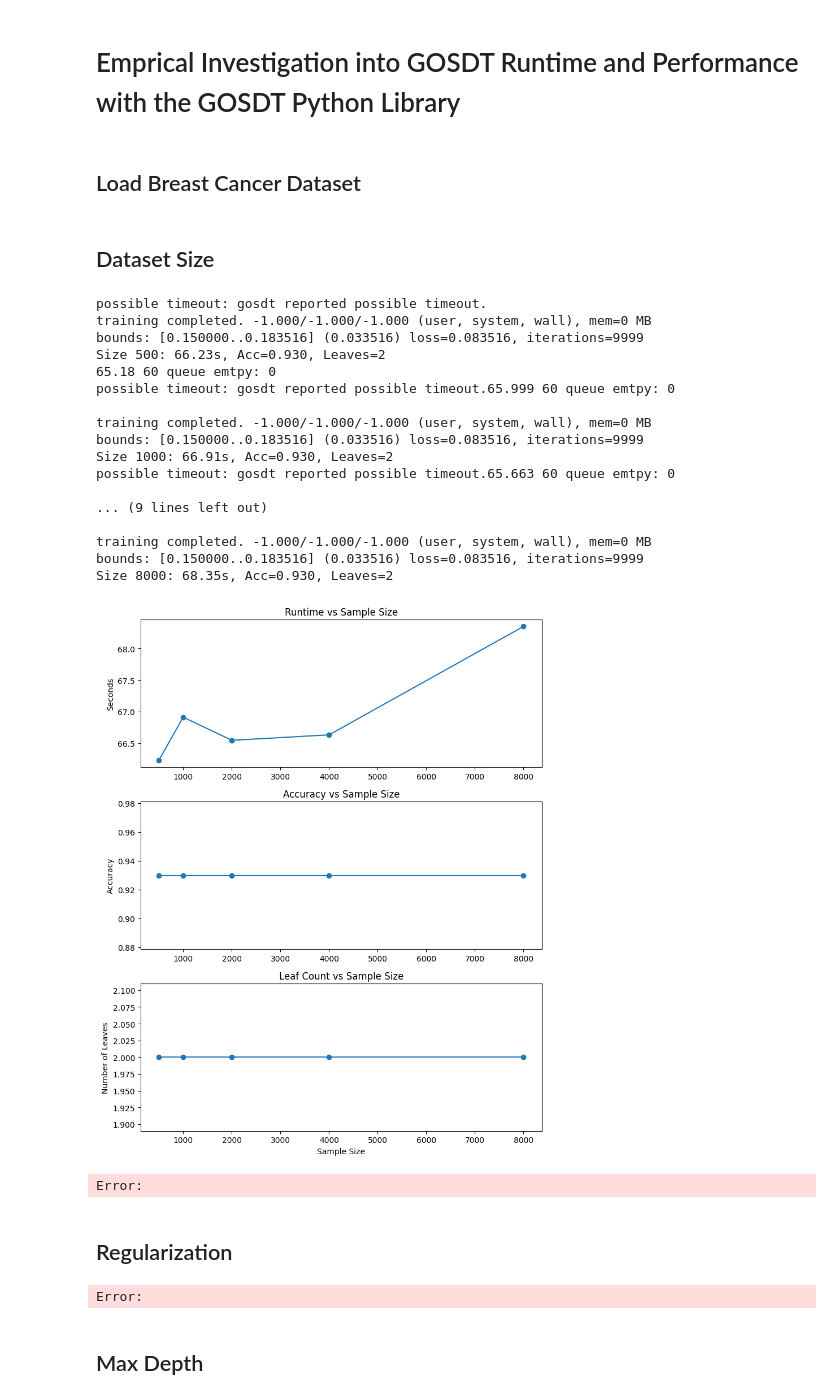
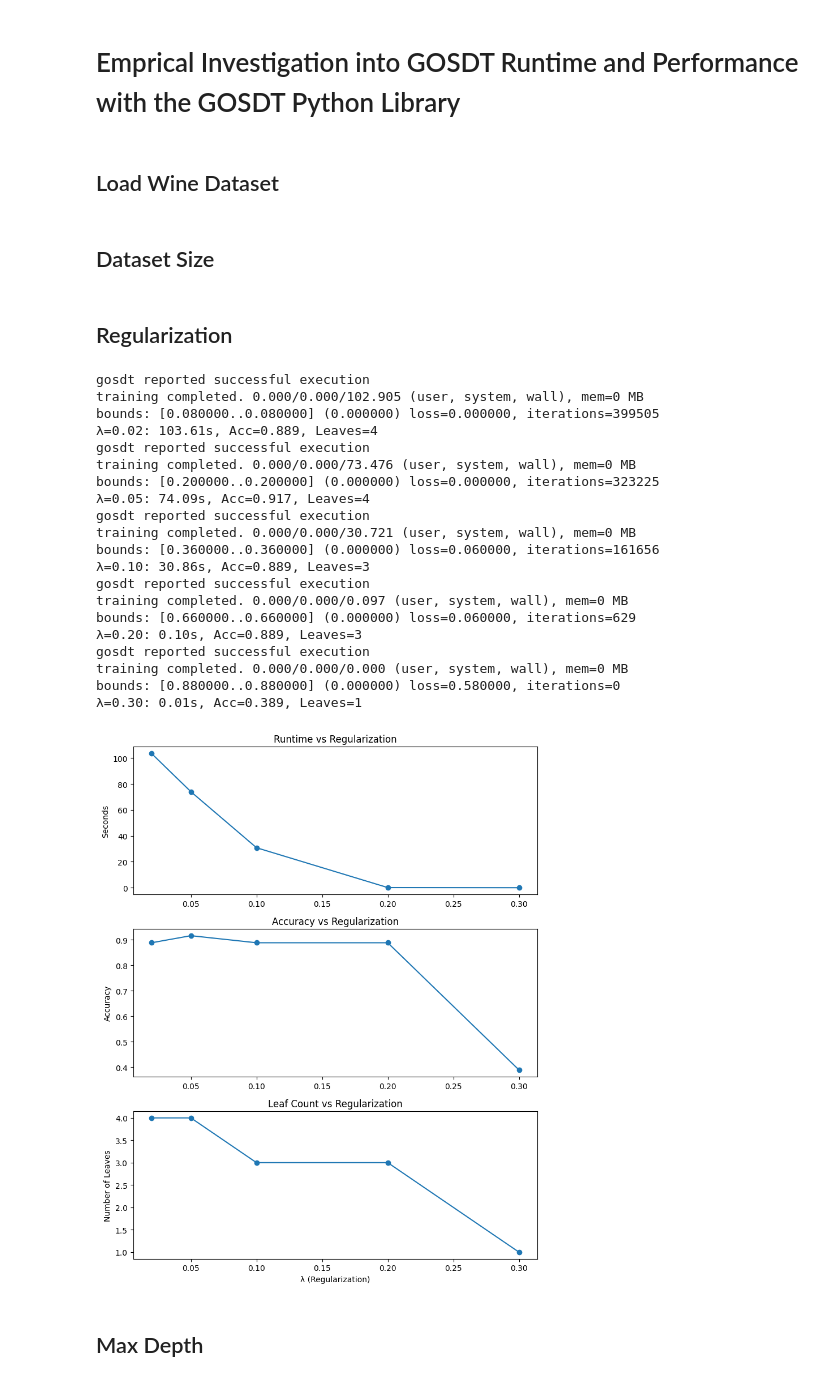
Before and after one commit to zrobers/gosdt_efficiency, a Jupyter notebook: empricial_investigation.ipynb, the cells around one changed output. Cells and saved outputs as stored; diff of their text form; code cells hidden in the pictures.

```diff
--- a/empricial_investigation.ipynb
+++ b/empricial_investigation.ipynb
@@ -10,11 +10,11 @@ from sklearn.model_selection import train_test_split
 from sklearn.metrics import accuracy_score
 import gosdt
 # %% [markdown]
-## Load Breast Cancer Dataset
+## Load Wine Dataset
 # %%
 
 # Load the dataset
-data = load_breast_cancer()
+data = load_wine()
 X = pd.DataFrame(data.data, columns=data.feature_names)
 y = pd.Series(data.target)
 
@@ -36,7 +36,7 @@ for size in sample_sizes:
     config = {
         "regularization": 0.05,
         "depth_budget": 10,
-        "time_limit": 60
+        "time_limit": 500
     }
 
     model = gosdt.GOSDT(config)
@@ -73,39 +73,19 @@ axs[2].set_xlabel("Sample Size")
 
 plt.tight_layout()
 plt.show()
-# %% [output]
-possible timeout: gosdt reported possible timeout.
-training completed. -1.000/-1.000/-1.000 (user, system, wall), mem=0 MB
-bounds: [0.150000..0.183516] (0.033516) loss=0.083516, iterations=9999
-Size 500: 66.23s, Acc=0.930, Leaves=2
-65.18 60 queue emtpy: 0
-possible timeout: gosdt reported possible timeout.65.999 60 queue emtpy: 0
-
-training completed. -1.000/-1.000/-1.000 (user, system, wall), mem=0 MB
-bounds: [0.150000..0.183516] (0.033516) loss=0.083516, iterations=9999
-Size 1000: 66.91s, Acc=0.930, Leaves=2
-possible timeout: gosdt reported possible timeout.65.663 60 queue emtpy: 0
-
-... (9 lines left out)
-
-training completed. -1.000/-1.000/-1.000 (user, system, wall), mem=0 MB
-bounds: [0.150000..0.183516] (0.033516) loss=0.083516, iterations=9999
-Size 8000: 68.35s, Acc=0.930, Leaves=2
-[figure, removed]
-Error:
 # %% [markdown]
 ## Regularization
 # %%
-regularization_vals = [0.02, 0.05, 0.1, 0.2, 0.5]
+regularization_vals = [0.02, 0.05, 0.1, 0.2, 0.3]
 runtimes, accuracies, leaves = [], [], []
 
-X_sub, y_sub = X_train.iloc[:4000], y_train.iloc[:4000]
+X_sub, y_sub = X_train.iloc[:50], y_train.iloc[:50]
 
 for reg in regularization_vals:
     config = {
         "regularization": reg,
         "depth_budget": 4,
-        "time_limit": 60
+        "time_limit": 500
     }
 
     model = gosdt.GOSDT(config)
@@ -114,34 +94,54 @@ for reg in regularization_vals:
     end = time.time()
 
     preds = model.predict(X_test)
     acc = accuracy_score(y_test, preds)
     leaf_count = model.tree.leaves()
 
     runtimes.append(end - start)
     accuracies.append(acc)
     leaves.append(leaf_count)
 
     print(f"λ={reg:.2f}: {end - start:.2f}s, Acc={acc:.3f}, Leaves={leaf_count}")
 
 # Plot
 fig, axs = plt.subplots(3, 1, figsize=(8, 10))
 axs[0].plot(regularization_vals, runtimes, marker='o')
 axs[0].set_title("Runtime vs Regularization")
 axs[0].set_ylabel("Seconds")
 
 axs[1].plot(regularization_vals, accuracies, marker='o')
 axs[1].set_title("Accuracy vs Regularization")
 axs[1].set_ylabel("Accuracy")
 
 axs[2].plot(regularization_vals, leaves, marker='o')
 axs[2].set_title("Leaf Count vs Regularization")
 axs[2].set_ylabel("Number of Leaves")
 axs[2].set_xlabel("λ (Regularization)")
 
 plt.tight_layout()
 plt.show()
 # %% [output]
-Error:
+gosdt reported successful execution
+training completed. 0.000/0.000/102.905 (user, system, wall), mem=0 MB
+bounds: [0.080000..0.080000] (0.000000) loss=0.000000, iterations=399505
+λ=0.02: 103.61s, Acc=0.889, Leaves=4
+gosdt reported successful execution
+training completed. 0.000/0.000/73.476 (user, system, wall), mem=0 MB
+bounds: [0.200000..0.200000] (0.000000) loss=0.000000, iterations=323225
+λ=0.05: 74.09s, Acc=0.917, Leaves=4
+gosdt reported successful execution
+training completed. 0.000/0.000/30.721 (user, system, wall), mem=0 MB
+bounds: [0.360000..0.360000] (0.000000) loss=0.060000, iterations=161656
+λ=0.10: 30.86s, Acc=0.889, Leaves=3
+gosdt reported successful execution
+training completed. 0.000/0.000/0.097 (user, system, wall), mem=0 MB
+bounds: [0.660000..0.660000] (0.000000) loss=0.060000, iterations=629
+λ=0.20: 0.10s, Acc=0.889, Leaves=3
+gosdt reported successful execution
+training completed. 0.000/0.000/0.000 (user, system, wall), mem=0 MB
+bounds: [0.880000..0.880000] (0.000000) loss=0.580000, iterations=0
+λ=0.30: 0.01s, Acc=0.389, Leaves=1
+[figure, added]
 # %% [markdown]
 ## Max Depth
 # %%
```
Also changed, not shown: parts of 2 cells of this notebook, 1 other file.
